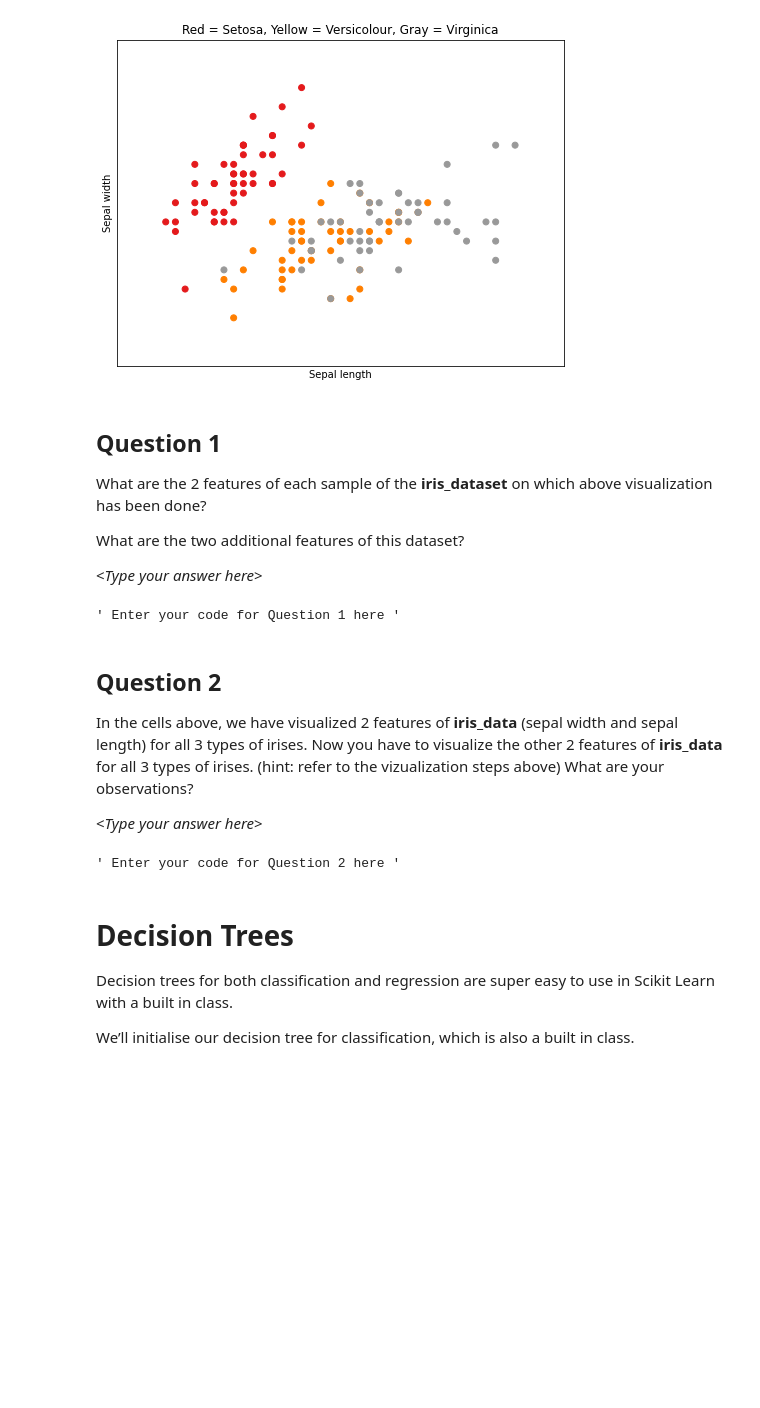
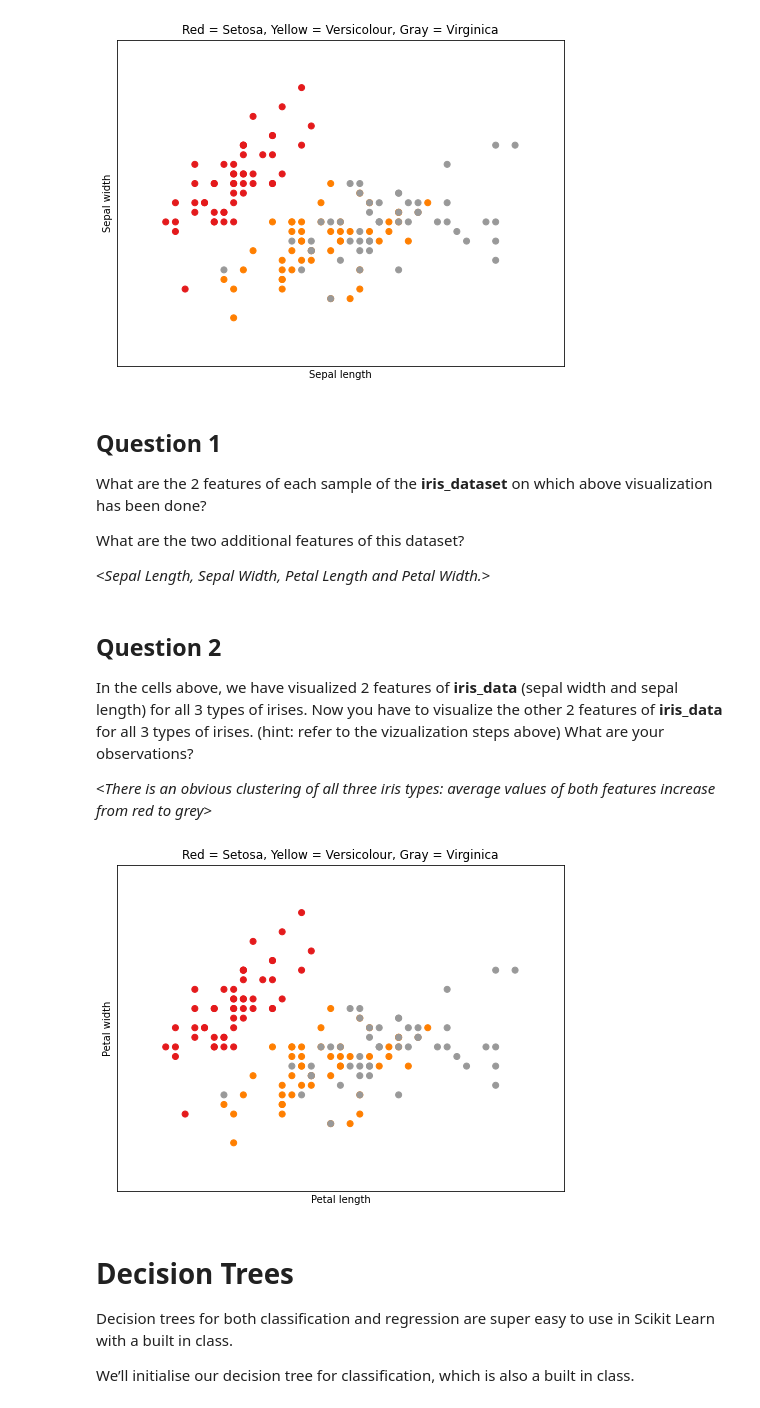
Before and after one commit to dslidder/FutureMakers2022, a Jupyter notebook: Day_2_Intro_to_Machine_Learning_DL.ipynb, the cells around one changed output. Saved outputs shown, nothing was run; the diff lists cells and outputs as text; code cells hidden in the pictures; blank space fills up the shorter version.

```diff
--- a/Day_2_Intro_to_Machine_Learning_DL.ipynb
+++ b/Day_2_Intro_to_Machine_Learning_DL.ipynb
@@ -115,27 +115,45 @@ What are the 2 features of each sample of the **iris_dataset** on which above vi
 
 What are the two additional features of this dataset?
 
-\<*Type your answer here*\>
+\<*Sepal Length, Sepal Width, Petal Length and Petal Width.*\>
-# %%
-""" Enter your code for Question 1 here """
-# %% [output]
-' Enter your code for Question 1 here '
 # %% [markdown]
 ## Question 2
 
 In the cells above, we have visualized 2 features of **iris_data** (sepal width and sepal length) for all 3 types of irises. Now you have to visualize the other 2 features of **iris_data** for all 3 types of irises. (hint: refer to the vizualization steps above) What are your observations?
 
-\<*Type your answer here*\>
+\<*There is an obvious clustering of all three iris types: average values of both features increase from red to grey*\>
-# %%
-""" Enter your code for Question 2 here """
-
-# Load the iris_data in python variables
-
-# Obtain extremities of the dataset to get bounds of the graph
-
-# Plot the dataset
-# %% [output]
-' Enter your code for Question 2 here '
+# %%
+X = iris_data.data[:, :4]
+y = iris_data.target
+
+# Load the iris_data in python variables
+from sklearn.datasets import load_iris
+from sklearn import tree
+
+iris_data = load_iris()
+
+# Obtain extremities of the dataset to get bounds of the graph
+x_min, x_max = X[:, 0].min() - 0.5, X[:, 0].max() + 0.5
+y_min, y_max = X[:, 1].min() - 0.5, X[:, 1].max() + 0.5  # should be the same as in the example? I can't see anything that would need to be changed...
+
+
+# Plot the dataset
+plt.figure(2, figsize=(8, 6))
+plt.clf()
+
+plt.scatter(X[:, 0], X[:, 1], c=y, cmap=plt.cm.Set1)
+plt.xlabel("Petal length")
+plt.ylabel("Petal width")
+
+plt.xlim(x_min, x_max)
+plt.ylim(y_min, y_max)
+plt.xticks(())
+plt.yticks(())
+plt.title('Red = Setosa, Yellow = Versicolour, Gray = Virginica')
+
+plt.show()
+# %% [output]
+[figure, added]
 # %% [markdown]
 # Decision Trees
 
```
Also changed, not shown: parts of 7 cells of this notebook.
